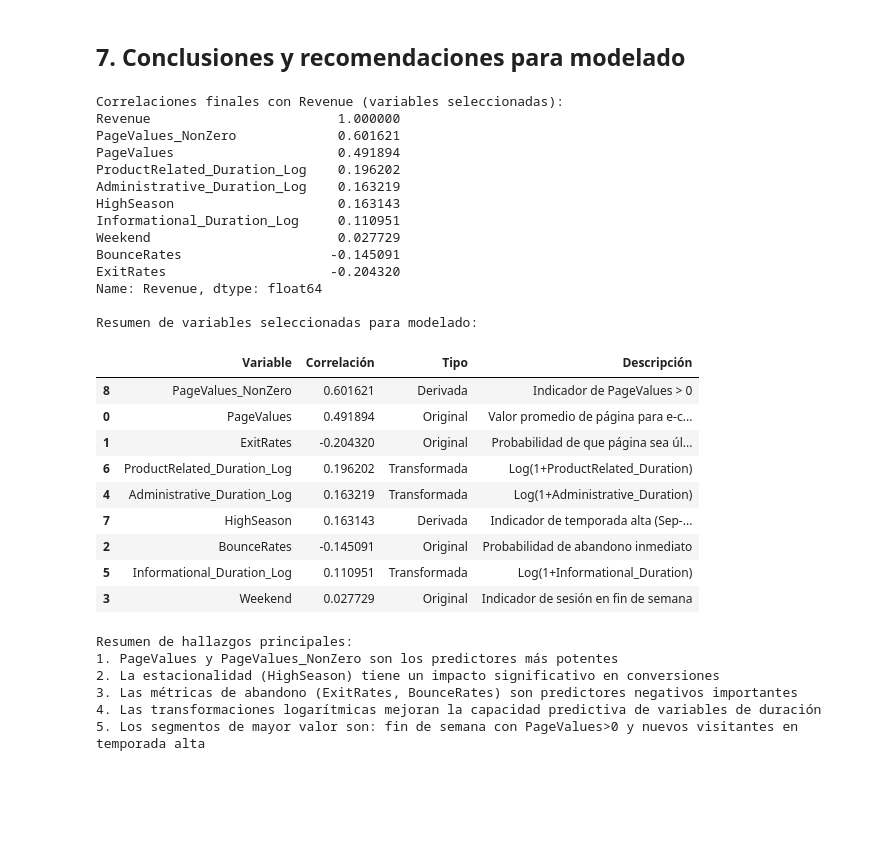
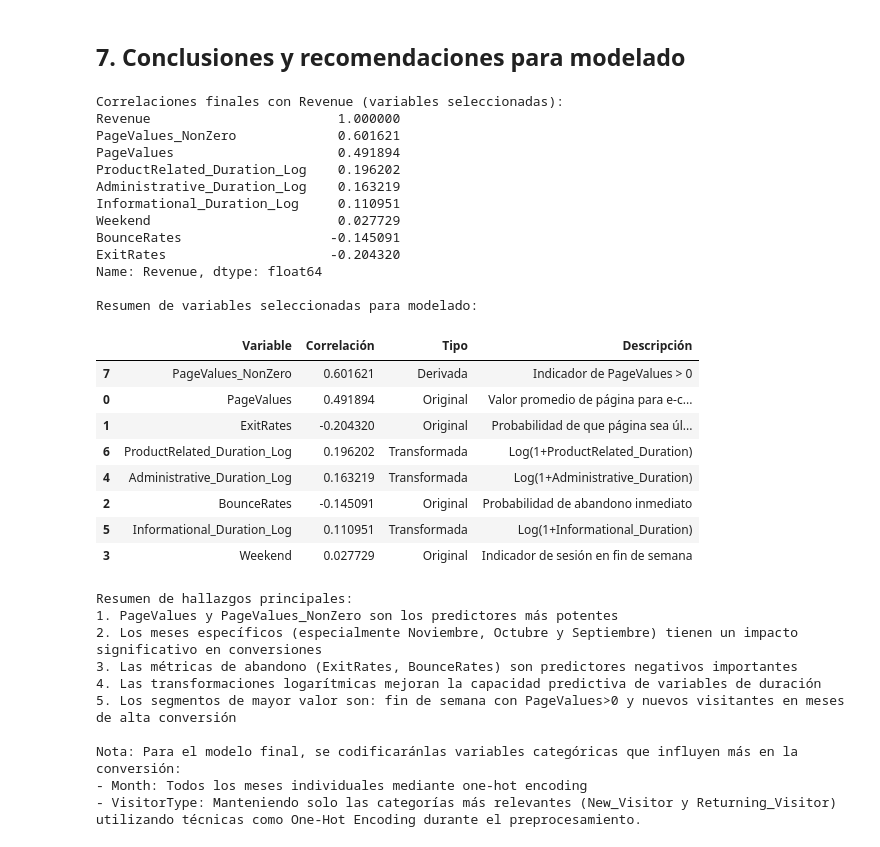
Before and after one commit to Bootcamp-IA-P4/Proyecto-Clasificaci-n_grupo6, a Jupyter notebook: notebooks/eda_shoppers_explained_and_with_business_idea.ipynb, the cells around one changed output. Drawn from its saved outputs; the diff is of its cells as text; code cells hidden in the pictures; blank space fills up the shorter version.

```diff
--- a/notebooks/eda_shoppers_explained_and_with_business_idea.ipynb
+++ b/notebooks/eda_shoppers_explained_and_with_business_idea.ipynb
@@ -1375,16 +1380,13 @@ selected_features = [
     'Administrative_Duration_Log', 'Informational_Duration_Log', 'ProductRelated_Duration_Log',
 
     # Variables derivadas
-    'HighSeason', 'PageValues_NonZero',
+    'PageValues_NonZero'
 
-    # Variables categóricas codificadas (dejamos el código comentado para ilustrar)
-    # Para Month, nos enfocaremos en los meses más significativos
-    # 'Month_Nov', 'Month_Oct', 'Month_Sep', 'Month_Feb',
-    # Para VisitorType, ambas categorías principales
-    # 'VisitorType_New_Visitor', 'VisitorType_Returning_Visitor'
+    # Nota: Las variables categóricas (Month y VisitorType) las prepararemos
+    # después en el proceso de modelado mediante get_dummies
 ]
 
-# Mostrar correlaciones finales con Revenue
+# Mostrar correlaciones finales con Revenue (solo para variables existentes)
 final_corr = df_derived[selected_features + ['Revenue']].corr()['Revenue'].sort_values(ascending=False)
 print("Correlaciones finales con Revenue (variables seleccionadas):")
 print(final_corr)
@@ -1395,7 +1397,7 @@ feature_summary = pd.DataFrame({
     'Correlación': [final_corr[feat] for feat in selected_features],
     'Tipo': ['Original', 'Original', 'Original', 'Original',
              'Transformada', 'Transformada', 'Transformada',
-             'Derivada', 'Derivada'],
+             'Derivada'],
     'Descripción': [
         'Valor promedio de página para e-commerce',
         'Probabilidad de que página sea última en sesión',
@@ -1404,54 +1406,61 @@ feature_summary = pd.DataFrame({
         'Log(1+Administrative_Duration)',
         'Log(1+Informational_Duration)',
         'Log(1+ProductRelated_Duration)',
-        'Indicador de temporada alta (Sep-Nov)',
         'Indicador de PageValues > 0'
     ]
 })
 
 # Ordenar por correlación absoluta
 feature_summary = feature_summary.sort_values('Correlación', key=abs, ascending=False)
 print("\nResumen de variables seleccionadas para modelado:")
 display(feature_summary)
 
 # Resumen de hallazgos principales
 print("\nResumen de hallazgos principales:")
 print("1. PageValues y PageValues_NonZero son los predictores más potentes")
-print("2. La estacionalidad (HighSeason) tiene un impacto significativo en conversiones")
+print("2. Los meses específicos (especialmente Noviembre, Octubre y Septiembre) tienen un impacto significativo en conversiones")
 print("3. Las métricas de abandono (ExitRates, BounceRates) son predictores negativos importantes")
 print("4. Las transformaciones logarítmicas mejoran la capacidad predictiva de variables de duración")
-print("5. Los segmentos de mayor valor son: fin de semana con PageValues>0 y nuevos visitantes en temporada alta")
+print("5. Los segmentos de mayor valor son: fin de semana con PageValues>0 y nuevos visitantes en meses de alta conversión")
+
+print("\nNota: Para el modelo final, se codificaránlas variables categóricas que influyen más en la conversión:")
+print("- Month: Todos los meses individuales")
+print("- VisitorType: Manteniendo solo las categorías más relevantes (New_Visitor y Returning_Visitor)")
+print("utilizando técnicas como One-Hot Encoding durante el preprocesamiento.")
 # %% [output]
 Correlaciones finales con Revenue (variables seleccionadas):
 Revenue                        1.000000
 PageValues_NonZero             0.601621
 PageValues                     0.491894
 ProductRelated_Duration_Log    0.196202
 Administrative_Duration_Log    0.163219
-HighSeason                     0.163143
 Informational_Duration_Log     0.110951
 Weekend                        0.027729
 BounceRates                   -0.145091
 ExitRates                     -0.204320
 Name: Revenue, dtype: float64
 
 Resumen de variables seleccionadas para modelado:
 |  | Variable | Correlación | Tipo | Descripción |
-| 8 | PageValues_NonZero | 0.601621 | Derivada | Indicador de PageValues > 0 |
+| 7 | PageValues_NonZero | 0.601621 | Derivada | Indicador de PageValues > 0 |
 | 0 | PageValues | 0.491894 | Original | Valor promedio de página para e-c... |
 | 1 | ExitRates | -0.204320 | Original | Probabilidad de que página sea úl... |
 | 6 | ProductRelated_Duration_Log | 0.196202 | Transformada | Log(1+ProductRelated_Duration) |
 | 4 | Administrative_Duration_Log | 0.163219 | Transformada | Log(1+Administrative_Duration) |
-| 7 | HighSeason | 0.163143 | Derivada | Indicador de temporada alta (Sep-... |
 | 2 | BounceRates | -0.145091 | Original | Probabilidad de abandono inmediato |
 | 5 | Informational_Duration_Log | 0.110951 | Transformada | Log(1+Informational_Duration) |
 | 3 | Weekend | 0.027729 | Original | Indicador de sesión en fin de semana |
 Resumen de hallazgos principales:
 1. PageValues y PageValues_NonZero son los predictores más potentes
-2. La estacionalidad (HighSeason) tiene un impacto significativo en conversiones
+2. Los meses específicos (especialmente Noviembre, Octubre y Septiembre) tienen un impacto significativo en conversiones
 3. Las métricas de abandono (ExitRates, BounceRates) son predictores negativos importantes
 4. Las transformaciones logarítmicas mejoran la capacidad predictiva de variables de duración
-5. Los segmentos de mayor valor son: fin de semana con PageValues>0 y nuevos visitantes en temporada alta
+5. Los segmentos de mayor valor son: fin de semana con PageValues>0 y nuevos visitantes en meses de alta conversión
+
+Nota: Para el modelo final, se codificaránlas variables categóricas que influyen más en la conversión:
+- Month: Todos los meses individuales mediante one-hot encoding
+- VisitorType: Manteniendo solo las categorías más relevantes (New_Visitor y Returning_Visitor)
+utilizando técnicas como One-Hot Encoding durante el preprocesamiento.
 # %% [markdown]
 ## **Conclusiones y recomendaciones para modelado**
 
```
Also changed, not shown: parts of 4 cells of this notebook.
